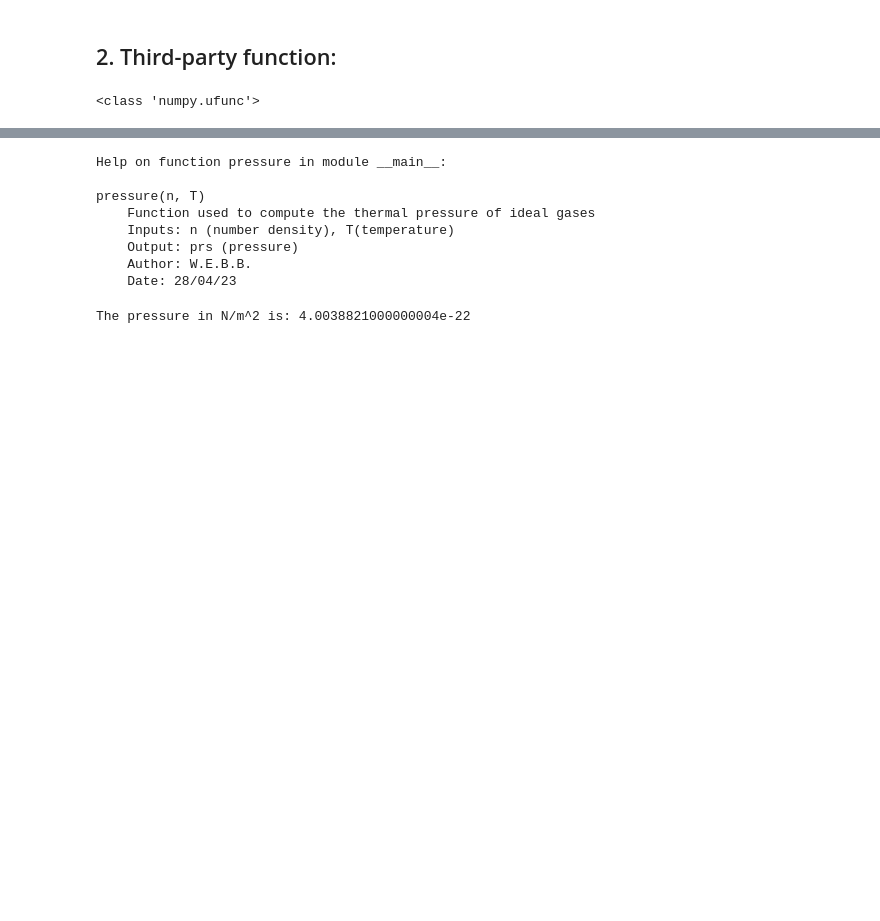
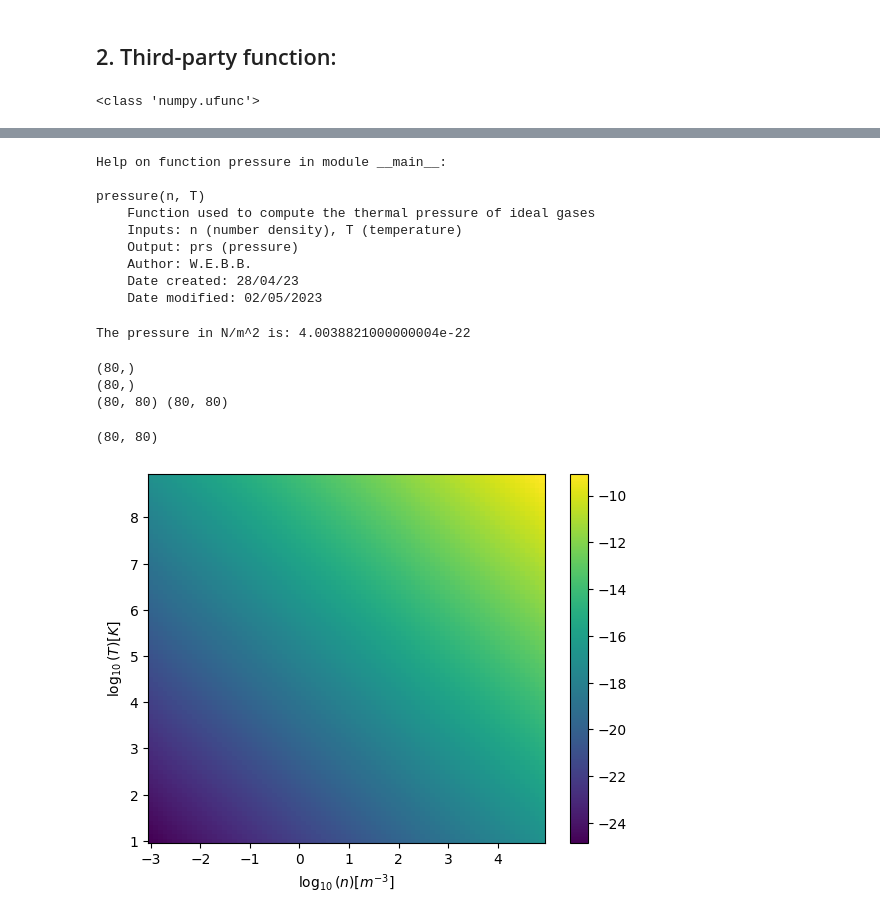
Before and after one commit to wbandabarragan/computational-physics-1, a Jupyter notebook: unit-1/107-Python-Functions.ipynb, the cells around one changed output, grey strips where cells are left out. Saved outputs shown, nothing was run; the diff lists cells and outputs as text; code cells hidden in the pictures; blank space fills up the shorter version.

```diff
--- a/unit-1/107-Python-Functions.ipynb
+++ b/unit-1/107-Python-Functions.ipynb
@@ -43,10 +43,11 @@ def pressure(n, T):
   # Body
   """
   Function used to compute the thermal pressure of ideal gases
-  Inputs: n (number density), T(temperature)
+  Inputs: n (number density), T (temperature)
   Output: prs (pressure)
   Author: W.E.B.B.
-  Date: 28/04/23
+  Date created: 28/04/23
+  Date modified: 02/05/2023
   """
 
   # What you compute
@@ -63,9 +64,10 @@ Help on function pressure in module __main__:
 
 pressure(n, T)
     Function used to compute the thermal pressure of ideal gases
-    Inputs: n (number density), T(temperature)
+    Inputs: n (number density), T (temperature)
     Output: prs (pressure)
     Author: W.E.B.B.
-    Date: 28/04/23
+    Date created: 28/04/23
+    Date modified: 02/05/2023
 # %%
 # Call the function
@@ -78,3 +79,26 @@ pres = pressure(n, T)
 print("The pressure in N/m^2 is:", pres)
 # %% [output]
 The pressure in N/m^2 is: 4.0038821000000004e-22
+# %%
+# Evaluate function using vectors
+n_vector = np.arange(-3., 5., 0.1) # in log10 scale
+T_vector = np.arange(1., 9., 0.1) # in log10 scale
+
+# Create a 2D grid
+n_2D, T_2D = np.meshgrid(n_vector, T_vector)
+
+print(n_vector.shape)
+print(T_vector.shape)
+print(n_2D.shape, T_2D.shape)
+# %% [output]
+(80,)
+(80,)
+(80, 80) (80, 80)
+# %%
+# Call the function:
+
+pres_2D = pressure(10**n_2D, 10**T_2D) # This is to fee the function with linear quantities
+
+print(pres_2D.shape)
+# %% [output]
+(80, 80)
@@ -80,0 +107,18 @@ The pressure in N/m^2 is: 4.0038821000000004e-22
+# %%
+# Ready to plot the solution (2d array)
+
+plt.figure()
+
+# This is to plot a surface
+Z = plt.pcolor(n_2D, T_2D, np.log10(pres_2D))
+
+# Add a colour bar
+plt.colorbar(Z)
+
+# Axes labels
+plt.xlabel(r"$\log_{10}(n) [m^{-3}]$")
+plt.ylabel(r"$\log_{10}(T) [K]$")
+
+plt.show()
+# %% [output]
+[figure, added]
```
Also changed, not shown: parts of 11 cells of this notebook.
